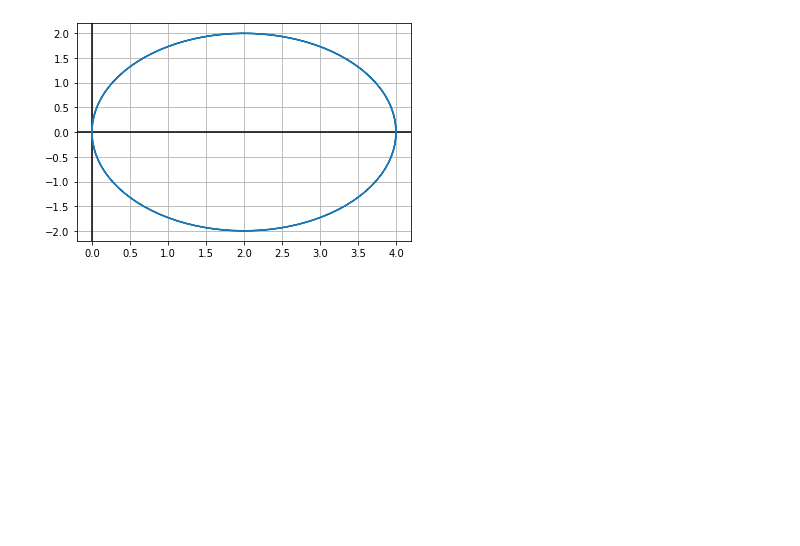
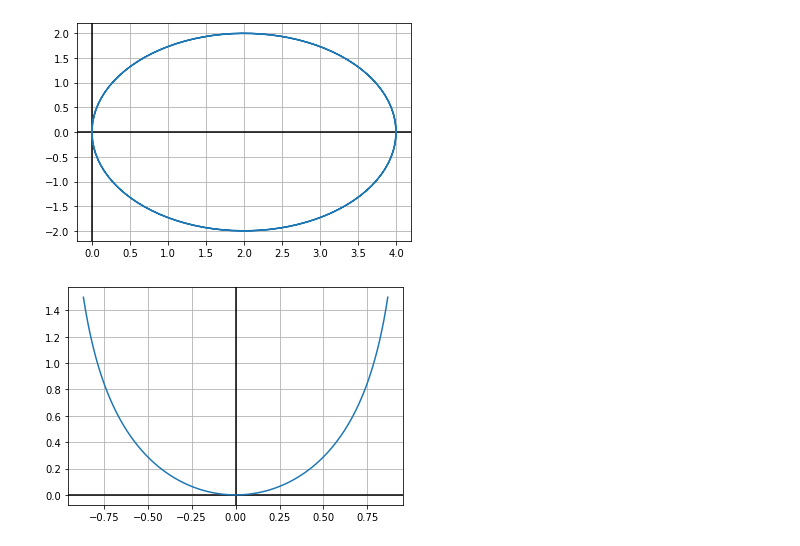
Before and after one commit to 8wgf3b/books, a Jupyter notebook: thomas_calculus_multivariable/11.ipynb, the cells around one changed output. Saved outputs shown, nothing was run; the diff lists cells and outputs as text; code cells hidden in the pictures; blank space fills up the shorter version.

```diff
--- a/thomas_calculus_multivariable/11.ipynb
+++ b/thomas_calculus_multivariable/11.ipynb
@@ -378,3 +378,7 @@ It takes raw function eqn and then does area. It doesnt take area exps
 DP(4 * smp.cos(th))
 # %% [output]
 [figure]
+# %%
+DP(smp.tan(th), -np.pi/3, np.pi/3)
+# %% [output]
+[figure, added]
```
Also changed, not shown: parts of 5 cells of this notebook.
